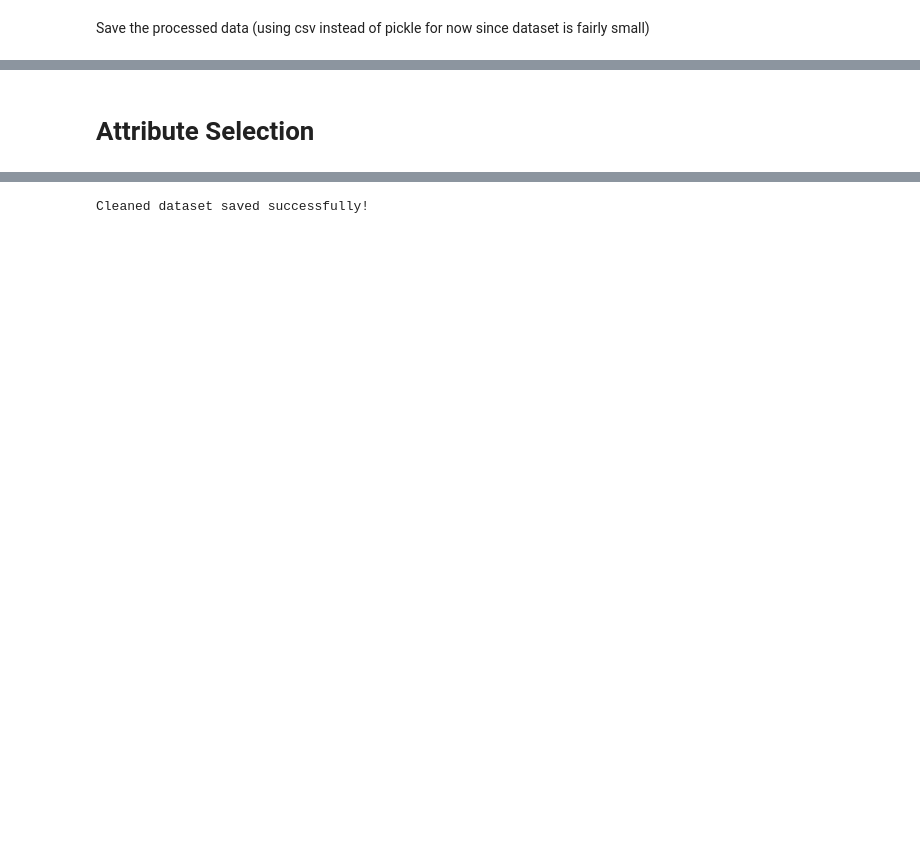
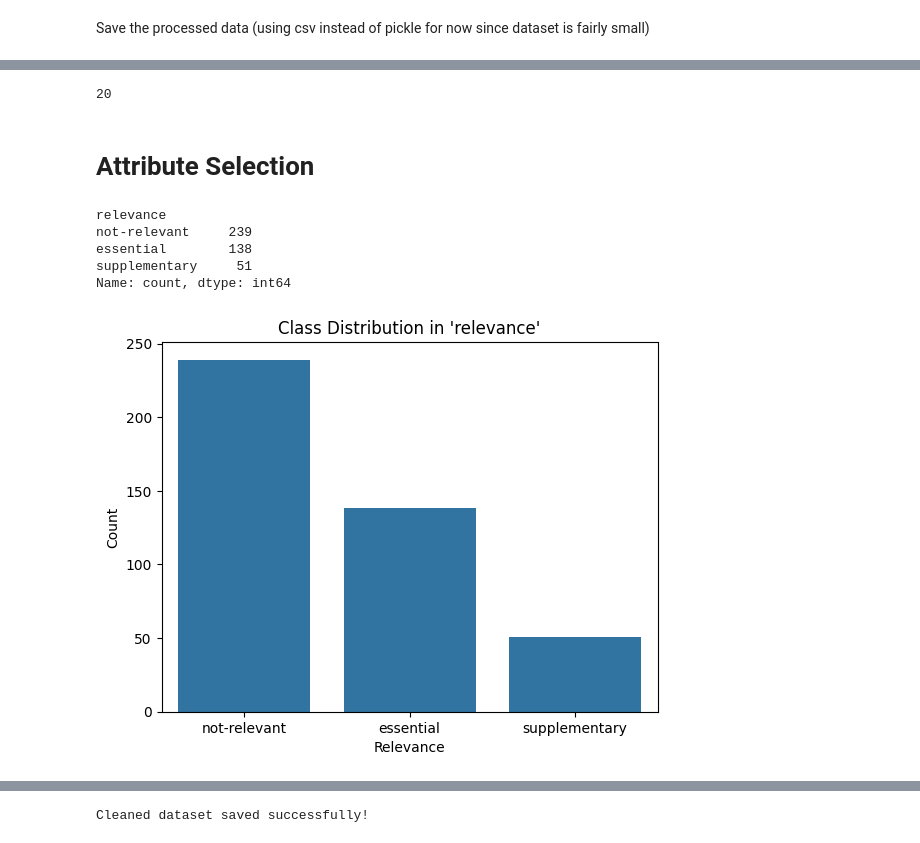
Before and after one commit to KRLabsOrg/verbatim-rag, a Jupyter notebook: exploration/ACL/preprocess.ipynb, the cells around one changed output, grey strips where cells are left out. Cells and saved outputs as stored; diff of their text form; code cells hidden in the pictures; blank space fills up the shorter version.

```diff
--- a/exploration/ACL/preprocess.ipynb
+++ b/exploration/ACL/preprocess.ipynb
@@ -270,4 +240,4 @@ Convert text to lowercase
 # %%
 text_columns = ["patient_narrative", "patient_question", "clinician_question", "note_excerpt", "sentence_text"]
 # %%
-cleaned_data = util.clean_text_df(all_df, text_columns)
+cleaned_data = util.clean_text_df(all_df, text_columns, list_columns=[])
@@ -285,3 +254,7 @@ Save the processed data (using csv instead of pickle for now since dataset is fa
+# %%
+cleaned_data["note_excerpt"].nunique()
+# %% [output]
+20
 # %% [markdown]
 # Attribute Selection
 # %%
@@ -290,0 +264,16 @@ data = cleaned_data[relevant_columns]
+# %%
+cleaned_data["relevance"].value_counts()
+# %% [output]
+relevance
+not-relevant     239
+essential        138
+supplementary     51
+Name: count, dtype: int64
+# %%
+sns.countplot(x="relevance", data=cleaned_data)
+plt.title("Class Distribution in 'relevance'")
+plt.xlabel("Relevance")
+plt.ylabel("Count")
+plt.show()
+# %% [output]
+[figure, added]
```
Also changed, not shown: parts of 26 cells of this notebook, 15 other files.
